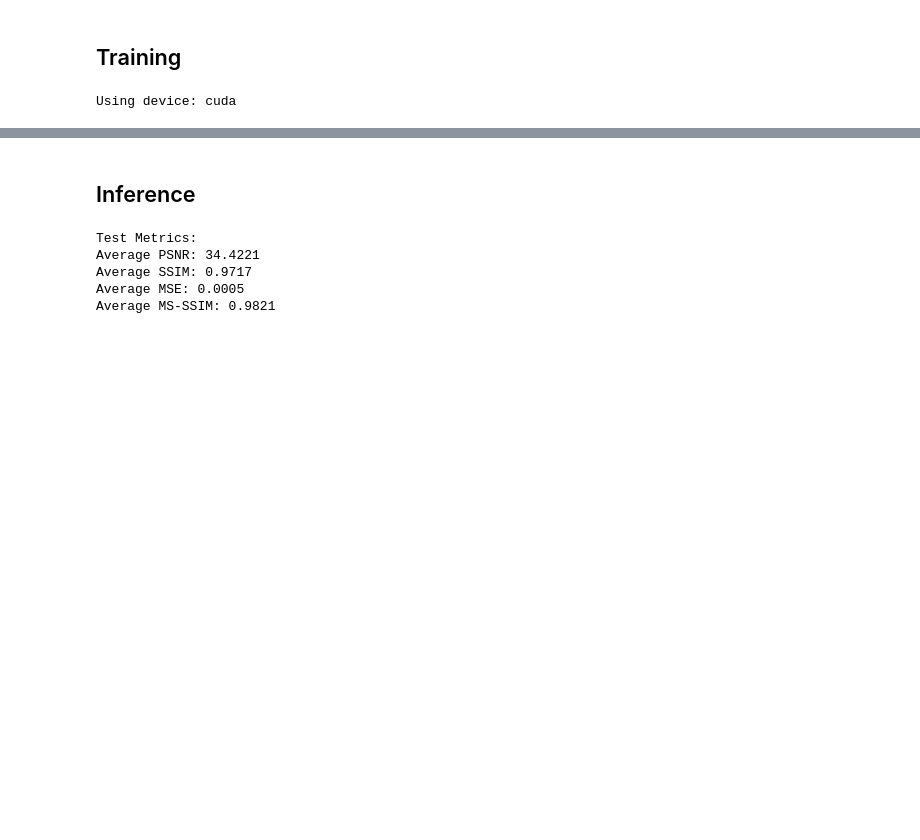
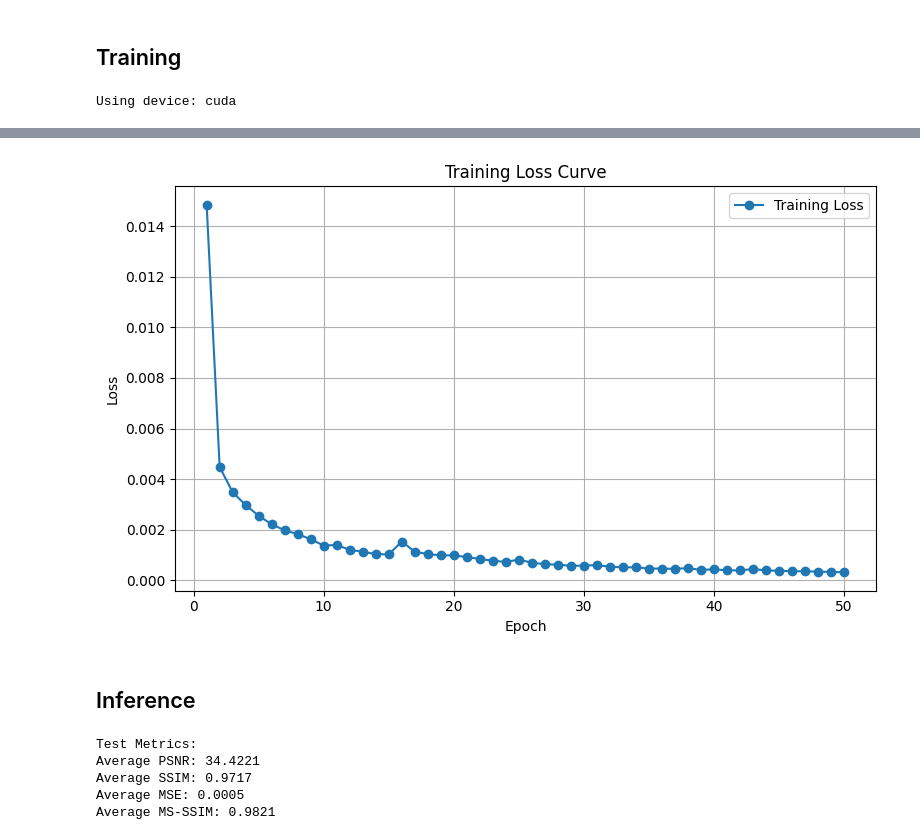
Before and after one commit to ChefSteveP/neural-texture-compression, a Jupyter notebook: models/AutoMat/train.ipynb, the cells around one changed output, grey strips where cells are left out. Drawn from its saved outputs; the diff is of its cells as text; code cells hidden in the pictures; blank space fills up the shorter version.

Commit message:
evaluate hybrid loss function model and add loss curves

```diff
--- a/models/AutoMat/train.ipynb
+++ b/models/AutoMat/train.ipynb
@@ -205,6 +206,8 @@ optimizer = optim.Adam(model.parameters(), lr=learning_rate)
 # %% [output]
 Using device: cuda
 # %%
+loss_values = []
+
 for epoch in range(num_epochs):
     total_loss = 0
     for data in train_loader:
@@ -215,5 +218,8 @@ for epoch in range(num_epochs):
         loss.backward()
         optimizer.step()
         total_loss += loss.item()
-    print(f"Epoch [{epoch+1}/{num_epochs}], Loss: {total_loss / len(train_loader):.4f}")
+
+    average_loss = total_loss / len(train_loader)
+    loss_values.append(average_loss)
+    print(f"Epoch [{epoch+1}/{num_epochs}], Loss: {average_loss:.4f}")
 # %% [output]
@@ -237,3 +243,15 @@ Epoch [50/50], Loss: 0.0005
+# %%
+plt.figure(figsize=(8, 5))
+plt.plot(range(1, num_epochs + 1), loss_values, marker='o', label='Training Loss')
+plt.title('Training Loss Curve')
+plt.xlabel('Epoch')
+plt.ylabel('Loss')
+plt.grid(True)
+plt.legend()
+plt.tight_layout()
+plt.show()
+# %% [output]
+[figure, added]
 # %% [markdown]
 ## Inference
 # %%
```
Also changed, not shown: parts of 5 cells of this notebook.
